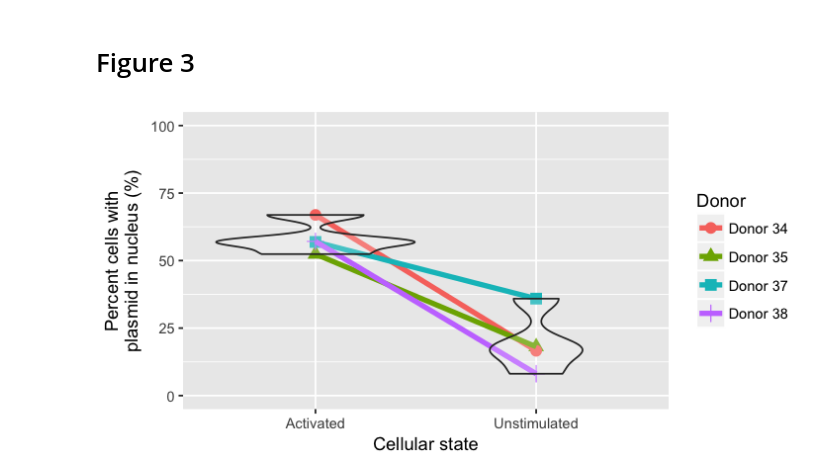
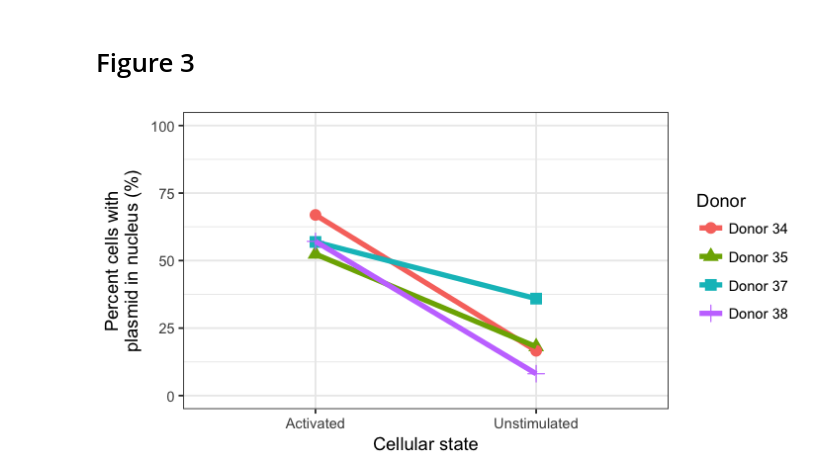
Before and after one commit to hammerlab/t-cell-electroporation, a Jupyter notebook: notebooks/figure-1_2_3/Figures 1, 2, and 3.ipynb, the cells around one changed output. Drawn from its saved outputs; the diff is of its cells as text; code cells hidden in the pictures.

```diff
--- a/notebooks/figure-1_2_3/Figures 1, 2, and 3.ipynb
+++ b/notebooks/figure-1_2_3/Figures 1, 2, and 3.ipynb
@@ -70,22 +72,23 @@ ggplot(aes(x=`Time after electroporation`, y=`Frequency of APC (+) cells`)) +
 # %%
 options(repr.plot.width=6, repr.plot.height=3)
 read_tsv(
     'figure3.tsv',
     col_types=cols(
         `Donor`=col_factor(levels=c('Donor 34', 'Donor 35', 'Donor 37', 'Donor 38')),
         .default=col_double()
     )
 ) %>%
 gather(
     key='Cellular state',
     value='Plasmid_nucleus',
     `Unstimulated`:`Activated`
 ) %>%
 ggplot(aes(x=`Cellular state`, y=`Plasmid_nucleus`)) +
     geom_point(aes(color=`Donor`, shape=`Donor`), size=3) +
     geom_line(size=1.5, aes(group=`Donor`, color=`Donor`)) +
-    geom_violin(aes(group=`Cellular state`), alpha=.2) +
+    #geom_violin(aes(group=`Cellular state`), alpha=.2) +
     ylim(0, 100) +
-    ylab('Percent cells with\nplasmid in nucleus (%)')
+    ylab('Percent cells with\nplasmid in nucleus (%)') +
+    theme_bw()
 # %% [output]
-[figure, old version]
+[figure, new version]
```
Also changed, not shown: parts of 2 cells of this notebook, 5 other files.
